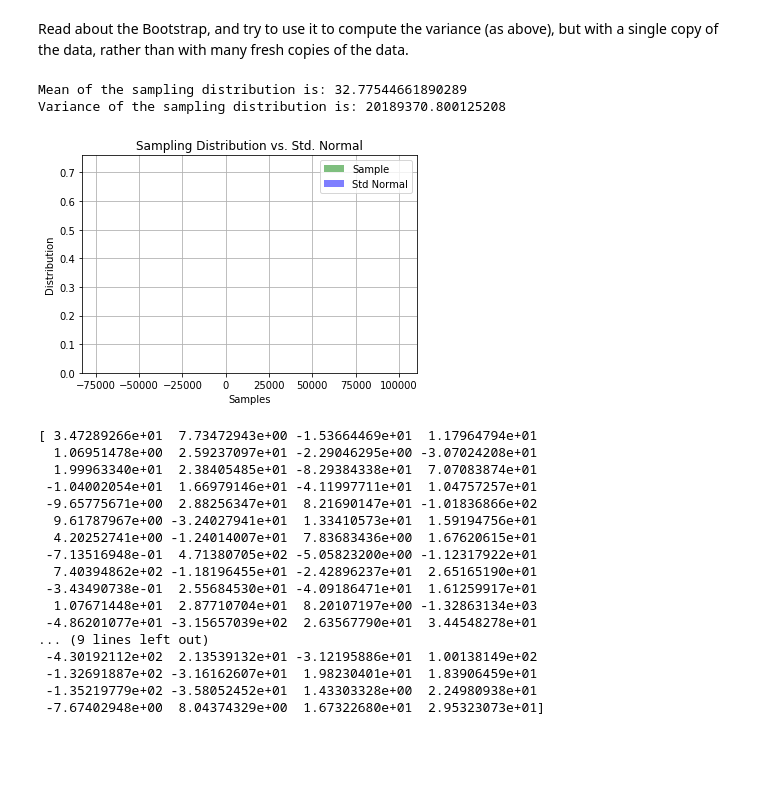
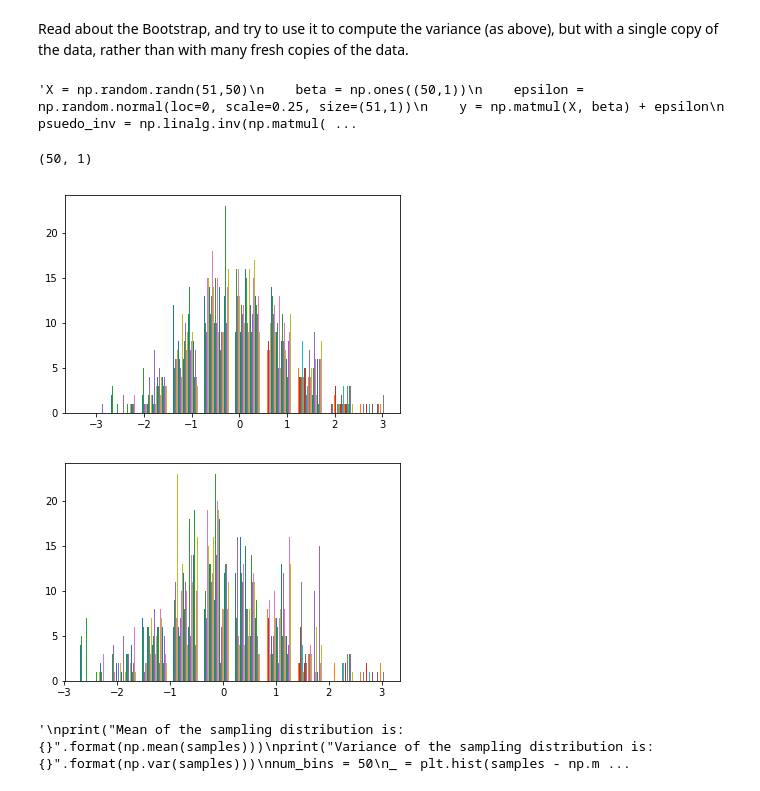
Before and after one commit to jsigee87/Data-Science-Lab-ee379k, a Jupyter notebook: lab6/src/problem1.ipynb, the cells around one changed output. Saved outputs shown, nothing was run; the diff lists cells and outputs as text; code cells hidden in the pictures; blank space fills up the shorter version.

```diff
--- a/lab6/src/problem1.ipynb
+++ b/lab6/src/problem1.ipynb
@@ -179,73 +179,70 @@ Read about the Bootstrap, and try to use it to compute the variance (as above),
 # %%
 # Sample from data
 def grabDataPoint(X,y):
-    random_index = np.random.randint(51)
+    random_index = np.random.randint(0, 50+1)
+    #print(X[random_index, :], y[random_index])
     return X[random_index, :], y[random_index]
 
 def buildNewX(X,y):
     X_new = np.empty((51,50), dtype=float)
     y_new = np.empty((51,), dtype=float)
-    for i in range(X_new.shape[0]):
+    for i in range(51):
         data_point, label = grabDataPoint(X, y)
         X_new[i, :] = data_point
         y_new[i] = label
+    #print(np.linalg.cond(np.matmul(X_new.T, X)))
     return X_new, y_new
 
-def getBetaHat(X, y):
+'''X = np.random.randn(51,50)
+    beta = np.ones((50,1))
+    epsilon = np.random.normal(loc=0, scale=0.25, size=(51,1))
+    y = np.matmul(X, beta) + epsilon
     psuedo_inv = np.linalg.inv(np.matmul(X.T, X))
-    beta_hat = np.matmul(np.matmul(psuedo_inv, X.T), y)
+    beta_hat = np.matmul(np.matmul(psuedo_inv, X.T), epsilon) + beta
+    return X, y, beta_hat, beta'''
+
+def getBetaHat(X_new, y_new):
+    psuedo_inv = inv(np.matmul(X_new.T, X_new))
+    beta_hat = np.matmul(np.matmul(psuedo_inv, X_new.T), y_new)
     return beta_hat
 
-def sampleDataBootstrap(X, y, n = 1000):
+def sampleDataBootstrap(X, y, n = 100):
     samples = []
     for i in range(n):
         X_new, y_new = buildNewX(X, y)
         beta_hat = getBetaHat(X_new, y_new)
-        #print(beta_hat.shape)
         samples.append(beta_hat[0])
+        if(i == 1):
+            plt.figure()
+            plt.hist(X)
+            plt.figure()
+            plt.hist(X_new)
+            plt.show()
     samples = np.array(samples)
     return samples
+# %% [output]
+'X = np.random.randn(51,50)\n    beta = np.ones((50,1))\n    epsilon = np.random.normal(loc=0, scale=0.25, size=(51,1))\n    y = np.matmul(X, beta) + epsilon\n    psuedo_inv = np.linalg.inv(np.matmul( ...
 # %%
 # Create some data and sample from it
 X, y, beta_hat, beta = createData()
-
 samples = sampleDataBootstrap(X, y)
 #X_new y_new = buildNewX(X, y)
 #beta_hat =
-
+'''
 print("Mean of the sampling distribution is: {}".format(np.mean(samples)))
 print("Variance of the sampling distribution is: {}".format(np.var(samples)))
 num_bins = 50
 _ = plt.hist(samples - np.mean(samples), num_bins, normed=1, facecolor='green', alpha = 0.5, label='Sample')
-_ = plt.hist(np.random.randn(num_samples), num_bins, normed=1, facecolor='blue', alpha=0.5, label='Std Normal')
+#_ = plt.hist(np.random.randn(100), num_bins, normed=1, facecolor='blue', alpha=0.5, label='Std Normal')
 _ = plt.xlabel('Samples')
 _ = plt.ylabel('Distribution')
 _ = plt.title('Sampling Distribution vs. Std. Normal')
 #_ = plt.xlim([-3, 3])
 #_ = plt.ylim([0, 2.2])
 _ = plt.legend()
-_ = plt.grid(True)
+_ = plt.grid(True)'''
 # %% [output]
-Mean of the sampling distribution is: 32.77544661890289
-Variance of the sampling distribution is: 20189370.800125208
+(50, 1)
-[figure, old version]
+[figure, new version]
+[figure, added]
+'\nprint("Mean of the sampling distribution is: {}".format(np.mean(samples)))\nprint("Variance of the sampling distribution is: {}".format(np.var(samples)))\nnum_bins = 50\n_ = plt.hist(samples - np.m ...
-# %%
-print(samples)
-# %% [output]
-[ 3.47289266e+01  7.73472943e+00 -1.53664469e+01  1.17964794e+01
-  1.06951478e+00  2.59237097e+01 -2.29046295e+00 -3.07024208e+01
-  1.99963340e+01  2.38405485e+01 -8.29384338e+01  7.07083874e+01
- -1.04002054e+01  1.66979146e+01 -4.11997711e+01  1.04757257e+01
- -9.65775671e+00  2.88256347e+01  8.21690147e+01 -1.01836866e+02
-  9.61787967e+00 -3.24027941e+01  1.33410573e+01  1.59194756e+01
-  4.20252741e+00 -1.24014007e+01  7.83683436e+00  1.67620615e+01
- -7.13516948e-01  4.71380705e+02 -5.05823200e+00 -1.12317922e+01
-  7.40394862e+02 -1.18196455e+01 -2.42896237e+01  2.65165190e+01
- -3.43490738e-01  2.55684530e+01 -4.09186471e+01  1.61259917e+01
-  1.07671448e+01  2.87710704e+01  8.20107197e+00 -1.32863134e+03
- -4.86201077e+01 -3.15657039e+02  2.63567790e+01  3.44548278e+01
-... (9 lines left out)
- -4.30192112e+02  2.13539132e+01 -3.12195886e+01  1.00138149e+02
- -1.32691887e+02 -3.16162607e+01  1.98230401e+01  1.83906459e+01
- -1.35219779e+02 -3.58052452e+01  1.43303328e+00  2.24980938e+01
- -7.67402948e+00  8.04374329e+00  1.67322680e+01  2.95323073e+01]
```
Also changed, not shown: parts of 3 cells of this notebook, 1 other file.
